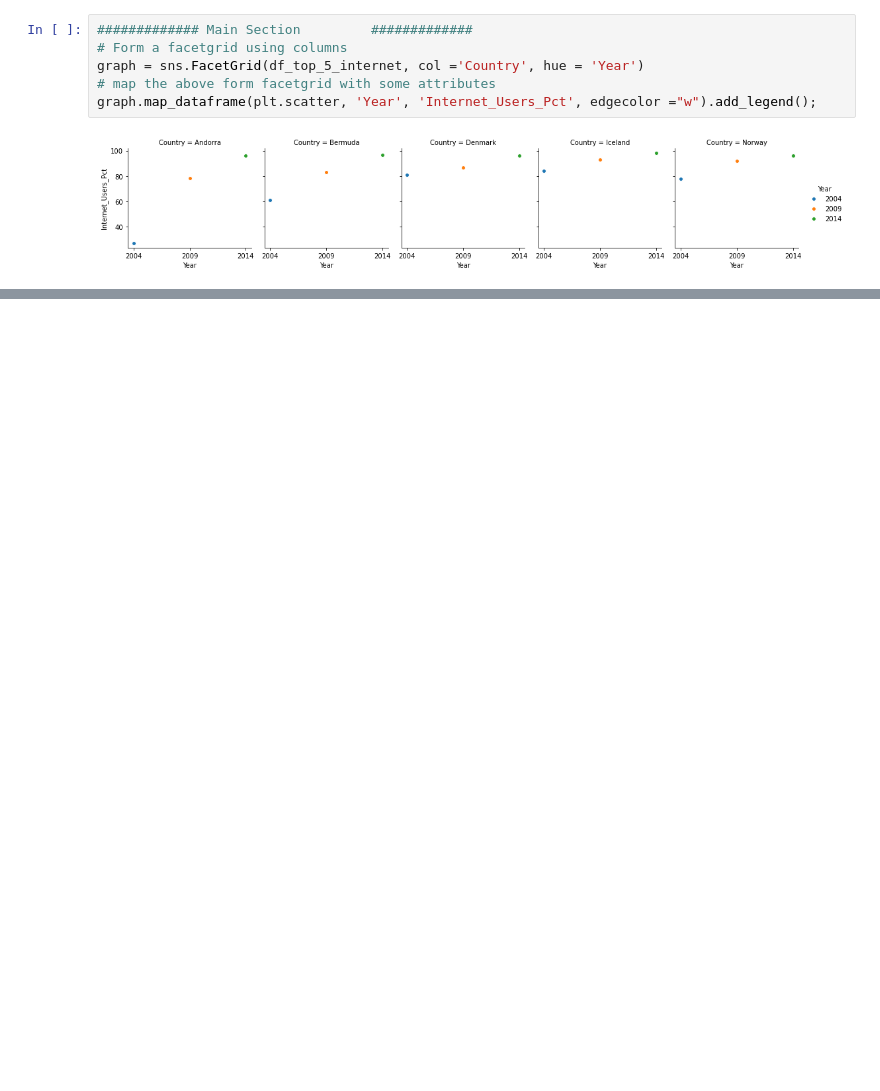
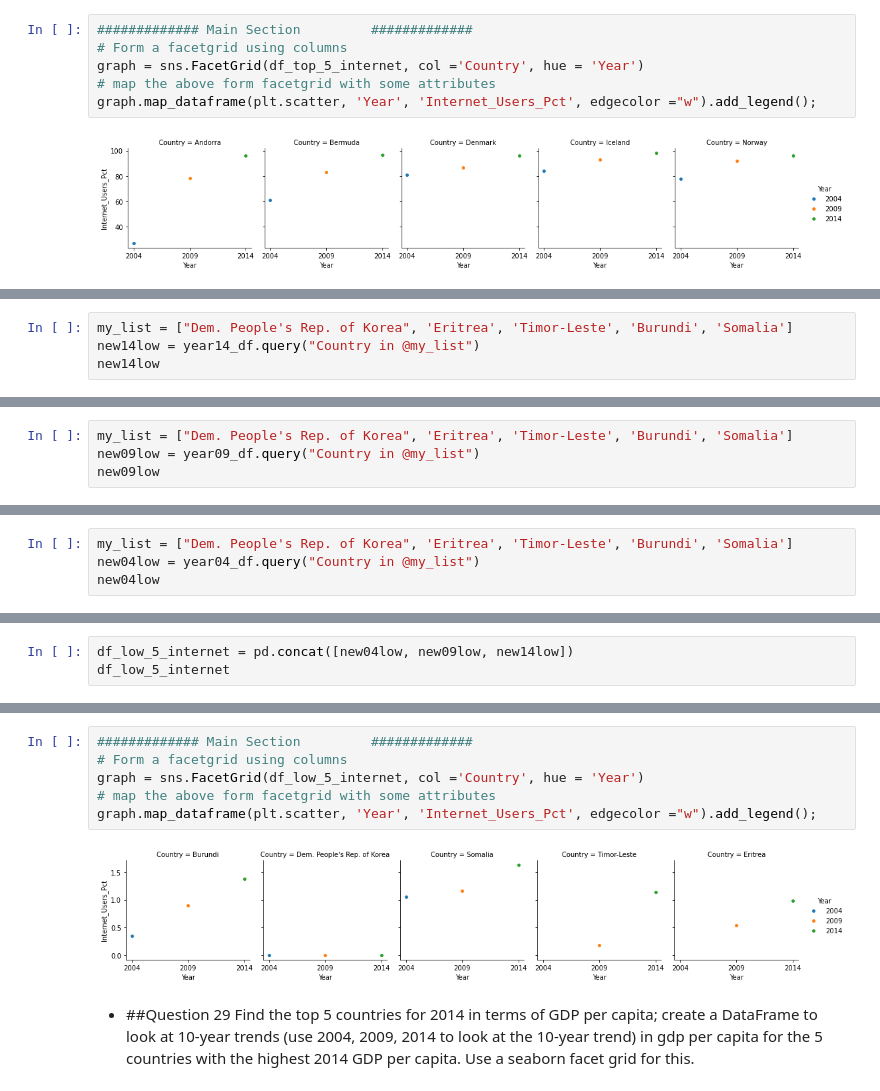
Before and after one commit to NSS-Full-Time-Data-Analytics-7/gdp-and-internet-usage-LaurenDellaRusso, a Jupyter notebook: notebooks/UN _data.ipynb, the cells around one changed output, grey strips where cells are left out. Cells and saved outputs as stored; diff of their text form; blank space fills up the shorter version.

```diff
--- a/notebooks/UN _data.ipynb
+++ b/notebooks/UN _data.ipynb
@@ -477,0 +494,4 @@ graph.map_dataframe(plt.scatter, 'Year', 'Internet_Users_Pct', edgecolor ="w").a
+# %%
+my_list = ["Dem. People's Rep. of Korea", 'Eritrea', 'Timor-Leste', 'Burundi', 'Somalia']
+new14low = year14_df.query("Country in @my_list")
+new14low
@@ -477,0 +505,4 @@ graph.map_dataframe(plt.scatter, 'Year', 'Internet_Users_Pct', edgecolor ="w").a
+# %%
+my_list = ["Dem. People's Rep. of Korea", 'Eritrea', 'Timor-Leste', 'Burundi', 'Somalia']
+new09low = year09_df.query("Country in @my_list")
+new09low
@@ -477,0 +516,4 @@ graph.map_dataframe(plt.scatter, 'Year', 'Internet_Users_Pct', edgecolor ="w").a
+# %%
+my_list = ["Dem. People's Rep. of Korea", 'Eritrea', 'Timor-Leste', 'Burundi', 'Somalia']
+new04low = year04_df.query("Country in @my_list")
+new04low
@@ -477,0 +526,3 @@ graph.map_dataframe(plt.scatter, 'Year', 'Internet_Users_Pct', edgecolor ="w").a
+# %%
+df_low_5_internet = pd.concat([new04low, new09low, new14low])
+df_low_5_internet
@@ -477,0 +545,10 @@ graph.map_dataframe(plt.scatter, 'Year', 'Internet_Users_Pct', edgecolor ="w").a
+# %%
+############# Main Section         #############
+# Form a facetgrid using columns
+graph = sns.FacetGrid(df_low_5_internet, col ='Country', hue = 'Year')
+# map the above form facetgrid with some attributes
+graph.map_dataframe(plt.scatter, 'Year', 'Internet_Users_Pct', edgecolor ="w").add_legend();
+# %% [output]
+[figure, added]
+# %% [markdown]
+- ##Question 29 Find the top 5 countries for 2014 in terms of GDP per capita; create a DataFrame to look at 10-year trends (use 2004, 2009, 2014 to look at the 10-year trend) in gdp per capita for the 5 countries with the highest 2014 GDP per capita. Use a seaborn facet grid for this.
```
Also changed, not shown: parts of 15 cells of this notebook.
